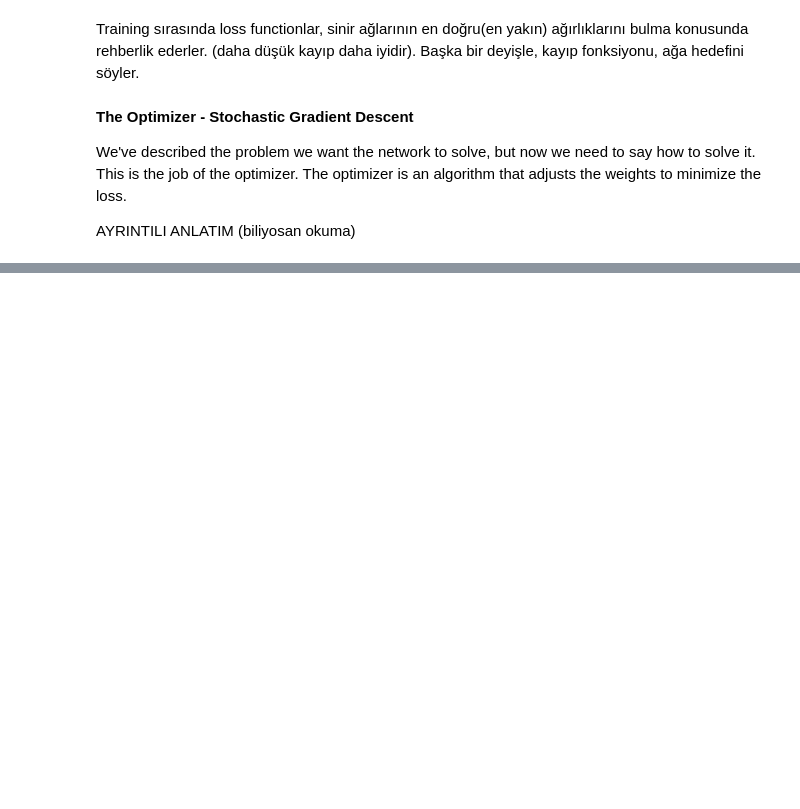
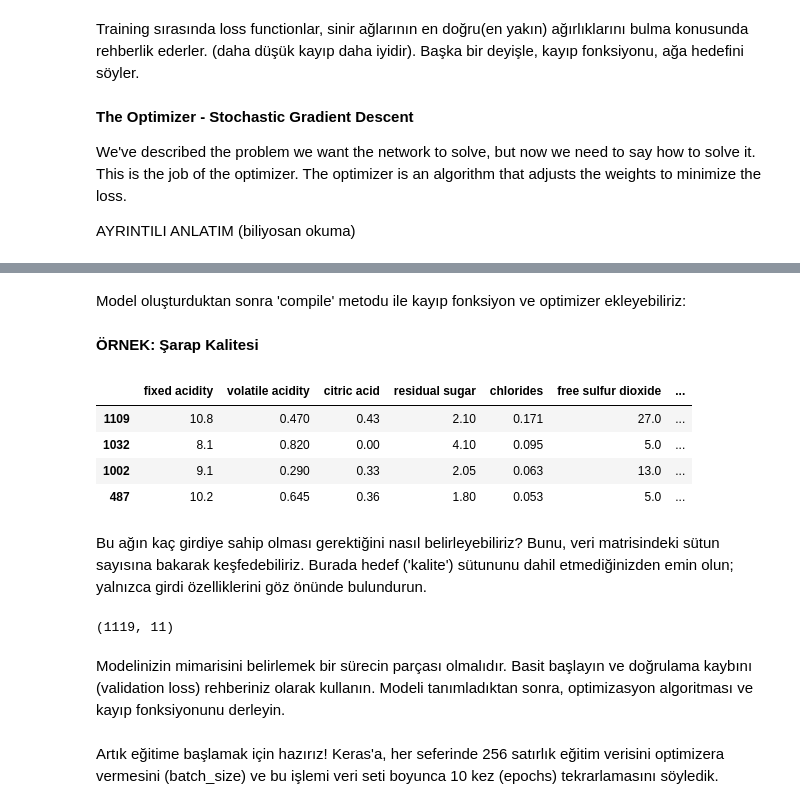
Before and after one commit to anonymo2239/Data-Science-and-Machine-Learning-Tutorial, a Jupyter notebook: Kaggle_Lectures_thebasis/Intro to Deep Learning/3-stochastic_gradient_descent.ipynb, the cells around one changed output, grey strips where cells are left out. Saved outputs shown, nothing was run; the diff lists cells and outputs as text; code cells hidden in the pictures; blank space fills up the shorter version.

```diff
--- a/Kaggle_Lectures_thebasis/Intro to Deep Learning/3-stochastic_gradient_descent.ipynb
+++ b/Kaggle_Lectures_thebasis/Intro to Deep Learning/3-stochastic_gradient_descent.ipynb
@@ -38,0 +69,2 @@ AYRINTILI ANLATIM (biliyosan okuma)
+# %% [markdown]
+Model oluşturduktan sonra 'compile' metodu ile kayıp fonksiyon ve optimizer ekleyebiliriz:
@@ -38,0 +87,37 @@ AYRINTILI ANLATIM (biliyosan okuma)
+# %% [markdown]
+**ÖRNEK:** **Şarap Kalitesi**
+# %%
+# bu kodları sonra görücez
+import pandas as pd
+from IPython.display import display
+
+red_wine = pd.read_csv('C:/Users/Alperen Arda/OneDrive/Desktop/GitHub/Data-Science-and-Machine-Learning-Tutorial/Datasets/red-wine.csv')
+
+# Create training and validation splits
+df_train = red_wine.sample(frac=0.7, random_state=0)
+df_valid = red_wine.drop(df_train.index)
+display(df_train.head(4))
+
+# Scale to [0, 1]
+max_ = df_train.max(axis=0)
+min_ = df_train.min(axis=0)
+df_train = (df_train - min_) / (max_ - min_)
+df_valid = (df_valid - min_) / (max_ - min_)
+
+# Split features and target
+X_train = df_train.drop('quality', axis=1)
+X_valid = df_valid.drop('quality', axis=1)
+y_train = df_train['quality']
+y_valid = df_valid['quality']
+# %% [output]
+|  | fixed acidity | volatile acidity | citric acid | residual sugar | chlorides | free sulfur dioxide | ... |
+| 1109 | 10.8 | 0.470 | 0.43 | 2.10 | 0.171 | 27.0 | ... |
+| 1032 | 8.1 | 0.820 | 0.00 | 4.10 | 0.095 | 5.0 | ... |
+| 1002 | 9.1 | 0.290 | 0.33 | 2.05 | 0.063 | 13.0 | ... |
+| 487 | 10.2 | 0.645 | 0.36 | 1.80 | 0.053 | 5.0 | ... |
+# %% [markdown]
+Bu ağın kaç girdiye sahip olması gerektiğini nasıl belirleyebiliriz? Bunu, veri matrisindeki sütun sayısına bakarak keşfedebiliriz. Burada hedef ('kalite') sütununu dahil etmediğinizden emin olun; yalnızca girdi özelliklerini göz önünde bulundurun.
+# %%
+print(X_train.shape)
+# %% [output]
+(1119, 11)
@@ -38,0 +134,2 @@ AYRINTILI ANLATIM (biliyosan okuma)
+# %% [markdown]
+Modelinizin mimarisini belirlemek bir sürecin parçası olmalıdır. Basit başlayın ve doğrulama kaybını (validation loss) rehberiniz olarak kullanın. Modeli tanımladıktan sonra, optimizasyon algoritması ve kayıp fonksiyonunu derleyin.
@@ -38,0 +141,2 @@ AYRINTILI ANLATIM (biliyosan okuma)
+# %% [markdown]
+Artık eğitime başlamak için hazırız! Keras'a, her seferinde 256 satırlık eğitim verisini optimizera vermesini (batch_size) ve bu işlemi veri seti boyunca 10 kez (epochs) tekrarlamasını söyledik.
```
Also changed, not shown: parts of 20 cells of this notebook, 3 other files.
